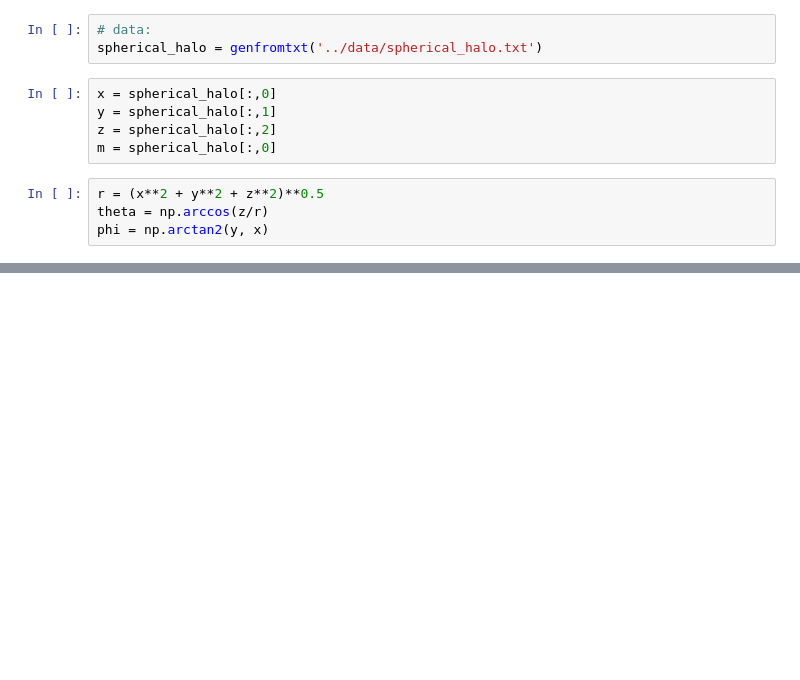
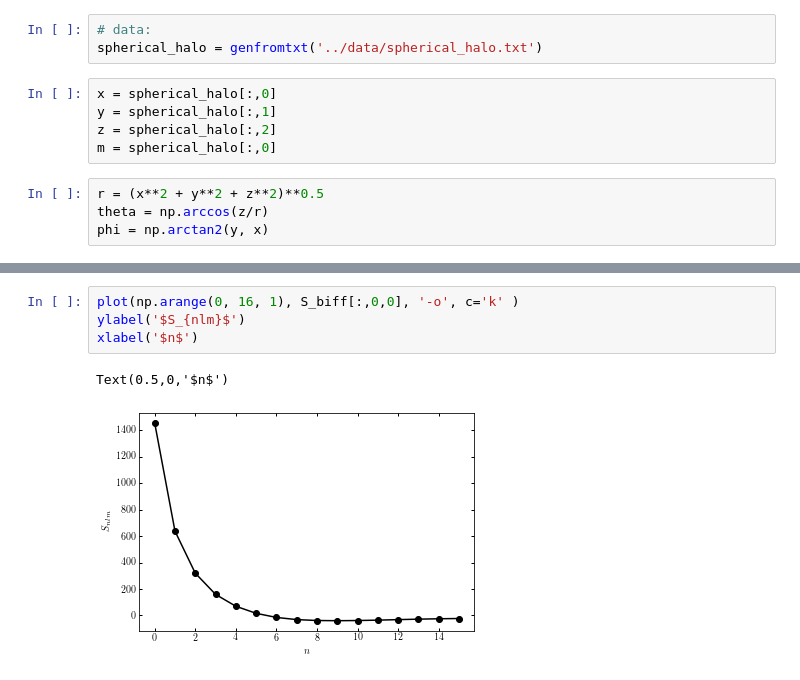
Before and after one commit to jngaravitoc/BFE-c, a Jupyter notebook: code/computing_coefficients.ipynb, the cells around one changed output, grey strips where cells are left out. Cells and saved outputs as stored; diff of their text form; blank space fills up the shorter version.

```diff
--- a/code/computing_coefficients.ipynb
+++ b/code/computing_coefficients.ipynb
@@ -54,0 +88,7 @@ array([ 0.32574794+0.j,  0.33413773+0.j,  0.34700852+0.j, ...,
+# %%
+plot(np.arange(0, 16, 1), S_biff[:,0,0], '-o', c='k' )
+ylabel('$S_{nlm}$')
+xlabel('$n$')
+# %% [output]
+Text(0.5,0,'$n$')
+[figure, added]
```
Also changed, not shown: parts of 16 cells of this notebook.
